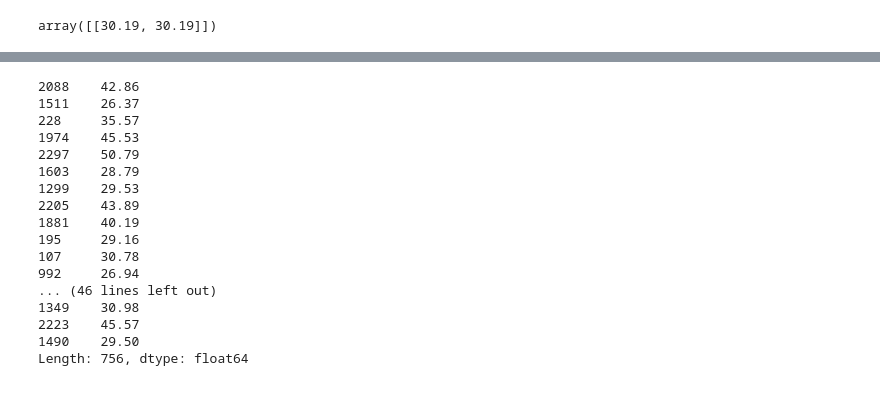
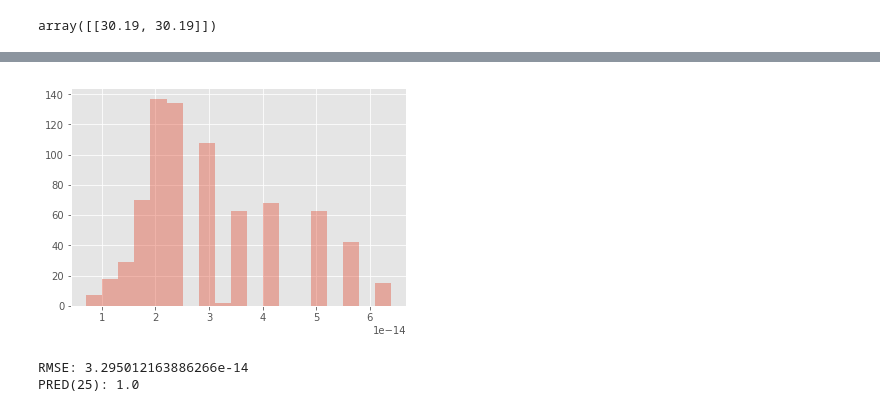
Before and after one commit to micattia/Capstone, a Jupyter notebook: 05_Exprimental_Test.ipynb, the cells around one changed output, grey strips where cells are left out. Drawn from its saved outputs; the diff is of its cells as text; code cells hidden in the pictures.

```diff
--- a/05_Exprimental_Test.ipynb
+++ b/05_Exprimental_Test.ipynb
@@ -155,23 +157,21 @@ strong multicollinearity or other numerical problems.
 y_test, X_test = dmatrices('Adj_Close ~ Open + High + Low + Close + Compound + Neg + Neu + Pos', test_set, return_type = 'dataframe')
 pred = linreg.predict(X_test)
 #pred = model.get_prediction(test_df)
-# %%
-pred
-# %% [output]
-2088    42.86
-1511    26.37
-228     35.57
-1974    45.53
-2297    50.79
-1603    28.79
-1299    29.53
-2205    43.89
-1881    40.19
-195     29.16
-107     30.78
-992     26.94
-... (46 lines left out)
-1349    30.98
-2223    45.57
-1490    29.50
-Length: 756, dtype: float64
+# %%
+# EVALUATING THE MODEL
+# AND PLOT THE ERRORS
+errors = pred - test_set['Adj_Close']
+sns.distplot(errors,kde = False)
+plt.show()
+# %% [output]
+[figure, added]
+# %%
+import math
+rmse = math.sqrt((errors **2).sum()/len(test_set))
+rel_change = errors.abs() / test_set['Adj_Close']
+pred25 = (rel_change < 0.25).sum() / len(test_set)
+print("RMSE:", rmse)
+print("PRED(25):", pred25)
+# %% [output]
+RMSE: 3.295012163886266e-14
+PRED(25): 1.0
```
Also changed, not shown: parts of 8 cells of this notebook.
